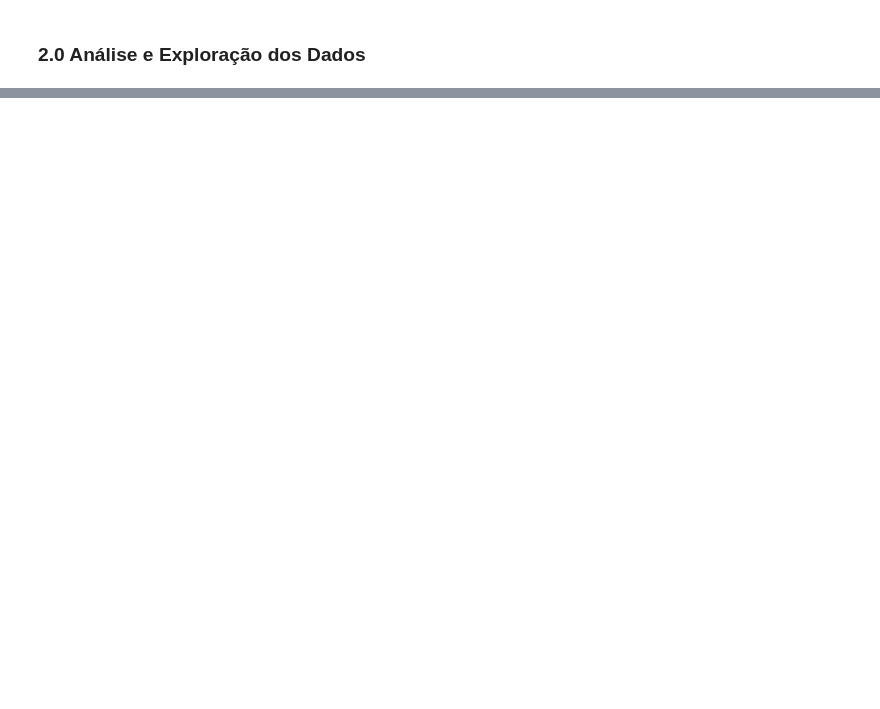
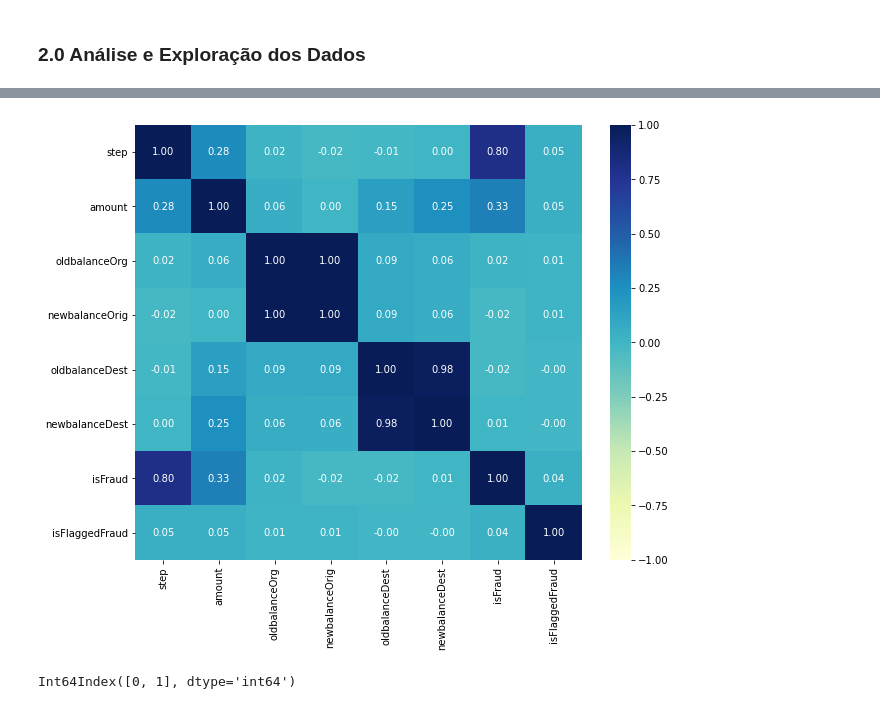
Before and after one commit to thehenke/fraud-detection-online-payments, a Jupyter notebook: notebooks/model.ipynb, the cells around one changed output, grey strips where cells are left out. Saved outputs shown, nothing was run; the diff lists cells and outputs as text; code cells hidden in the pictures; blank space fills up the shorter version.

```diff
--- a/notebooks/model.ipynb
+++ b/notebooks/model.ipynb
@@ -28,0 +93,9 @@ df.head()
+# %%
+plt.figure(figsize=(10, 8))
+sns.heatmap(df.corr(), cmap='YlGnBu', annot=True, fmt='.2f', vmin=-1);
+# %% [output]
+[figure, added]
+# %%
+df.isFraud.value_counts().index
+# %% [output]
+Int64Index([0, 1], dtype='int64')
```
Also changed, not shown: parts of 14 cells of this notebook, 1 other file.
